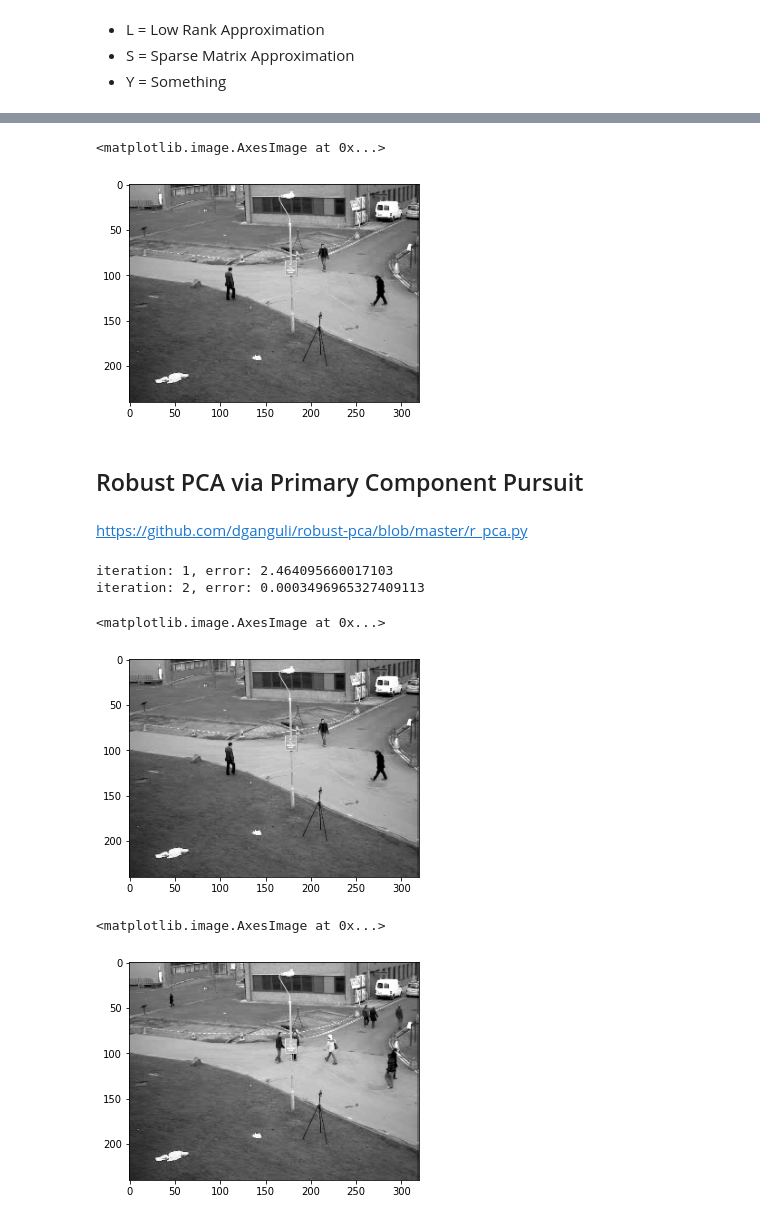
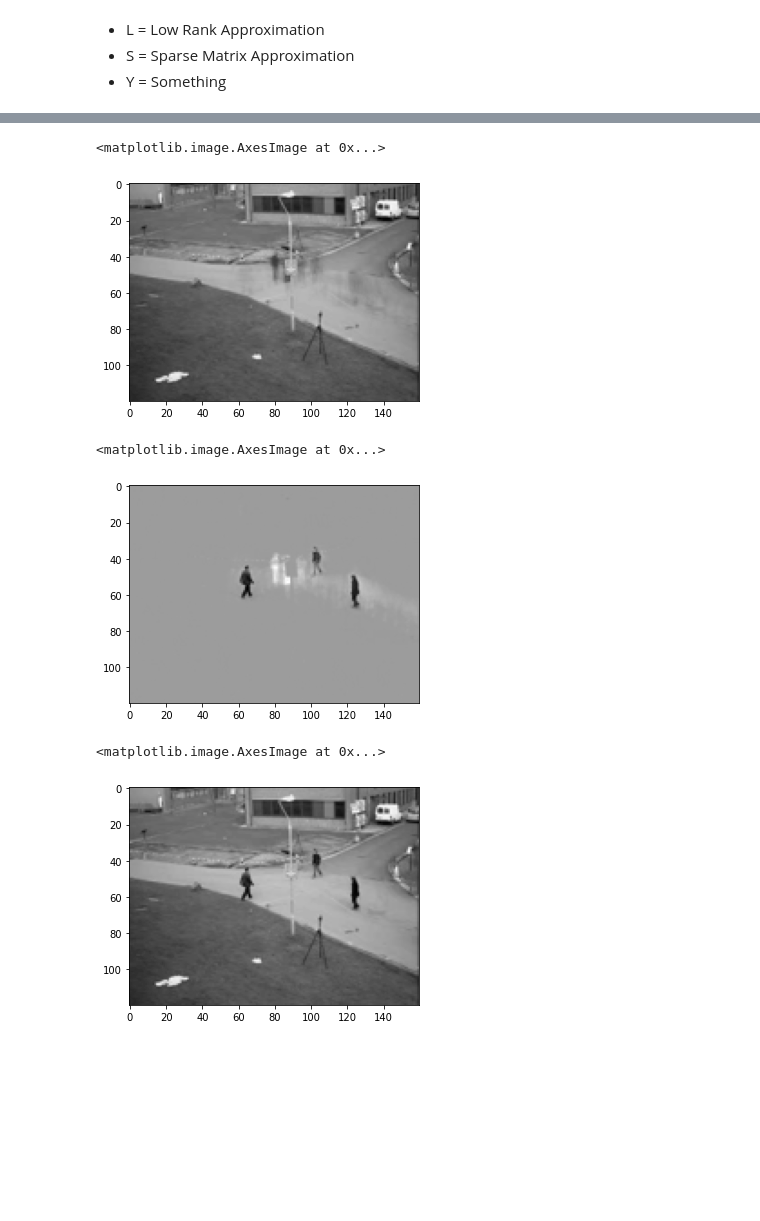
Before and after one commit to mycicle/ma544, a Jupyter notebook: assignments/BonusAssignment/ImageSegmentation.ipynb, the cells around one changed output, grey strips where cells are left out. Drawn from its saved outputs; the diff is of its cells as text; code cells hidden in the pictures; blank space fills up the shorter version.

Commit message:
Works for background removal! Robust PCA and SVD
Signed-off-by: Mycicle <mjm.digregorio@gmail.com>

```diff
--- a/assignments/BonusAssignment/ImageSegmentation.ipynb
+++ b/assignments/BonusAssignment/ImageSegmentation.ipynb
@@ -70,8 +70,8 @@ Now we can set the resolution of the image, 240 by 320 is large for visualizatio
 # %% [markdown]
 We are also going to cheat and simulate that the video is running at 100fps so that the noise is amplified
 # %%
-scale_percent: int = 25
-HR, hr_n, hr_m = scale_video(video, 100, 100)
-M, frame_n, frame_m = scale_video(video, 100, scale_percent)
+scale_percent: int = 50
+# HR, hr_n, hr_m = scale_video(video, 100, 100)
+M, frame_n, frame_m = scale_video(video, 10, scale_percent)
 # %% [output]
 240 320
@@ -203,3 +226,3 @@ def pcpad(M, maxiter=10, tol=None):
 # %%
-L, S = pcpad(M)
+L, S = pcp(M)
 # %% [output]
@@ -307,9 +258,5 @@ pt.imshow(mat[:,0].reshape(240, 320), cmap="gray")
 # %%
-pt.imshow(mat.reshape(240, 320,795)[...,0], cmap="gray")
+pt.imshow(L[:, 100].reshape(frame_n, frame_m), cmap='gray')
 # %% [output]
 <matplotlib.image.AxesImage at 0x...>
-[figure, old version]
+[figure, new version]
-# %% [markdown]
-## Robust PCA via Primary Component Pursuit
-# %% [markdown]
-https://github.com/dganguli/robust-pca/blob/master/r_pca.py
@@ -420,15 +263,10 @@ class R_pca:
-# %%
-L, S = R_pca(mat).fit()
-# %% [output]
-iteration: 1, error: 2.464095660017103
-iteration: 2, error: 0.0003496965327409113
 # %%
-pt.imshow(mat[:,0].reshape(240, 320), cmap="gray")
+pt.imshow(S[:, 100].reshape(frame_n, frame_m), cmap='gray')
 # %% [output]
 <matplotlib.image.AxesImage at 0x...>
-[figure, old version]
+[figure, new version]
 # %%
-pt.imshow(L[:,20].reshape(240, 320), cmap='gray')
+pt.imshow(M[:, 100].reshape(frame_n, frame_m), cmap='gray')
 # %% [output]
 <matplotlib.image.AxesImage at 0x...>
-[figure, old version]
+[figure, new version]
```
Also changed, not shown: parts of 31 cells of this notebook.
